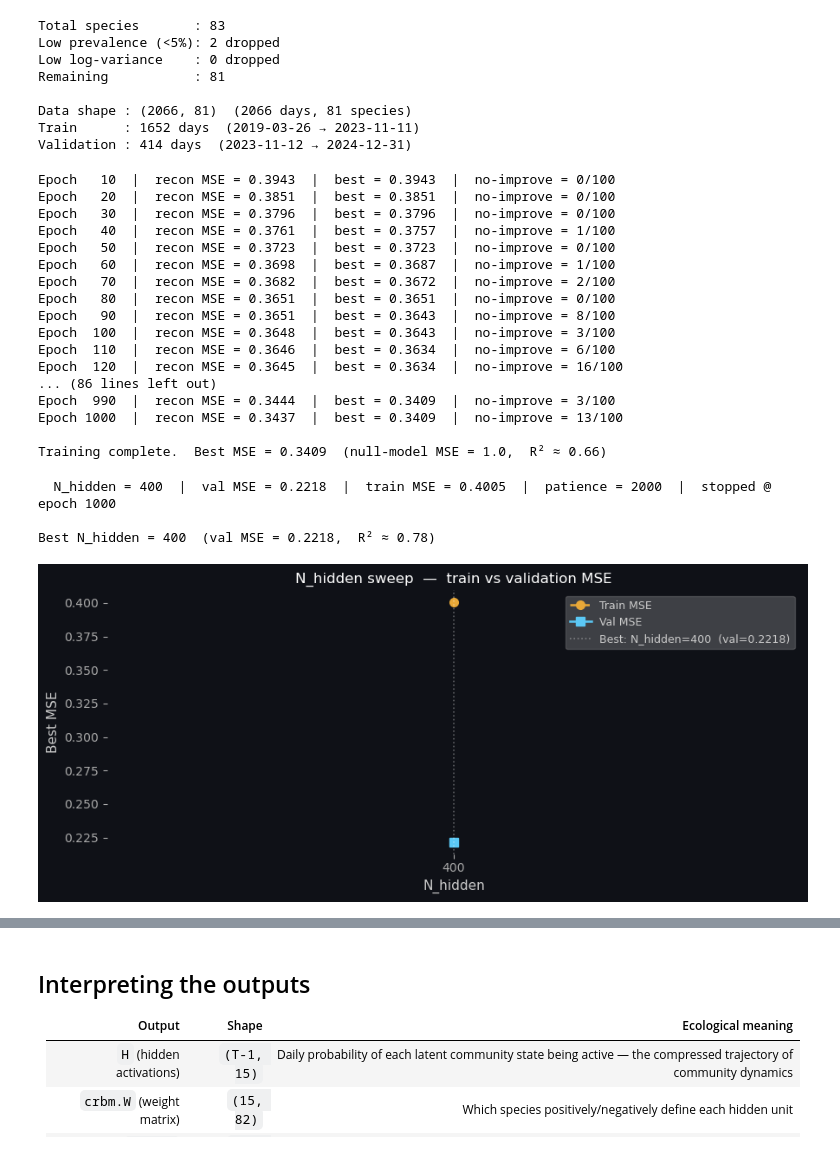
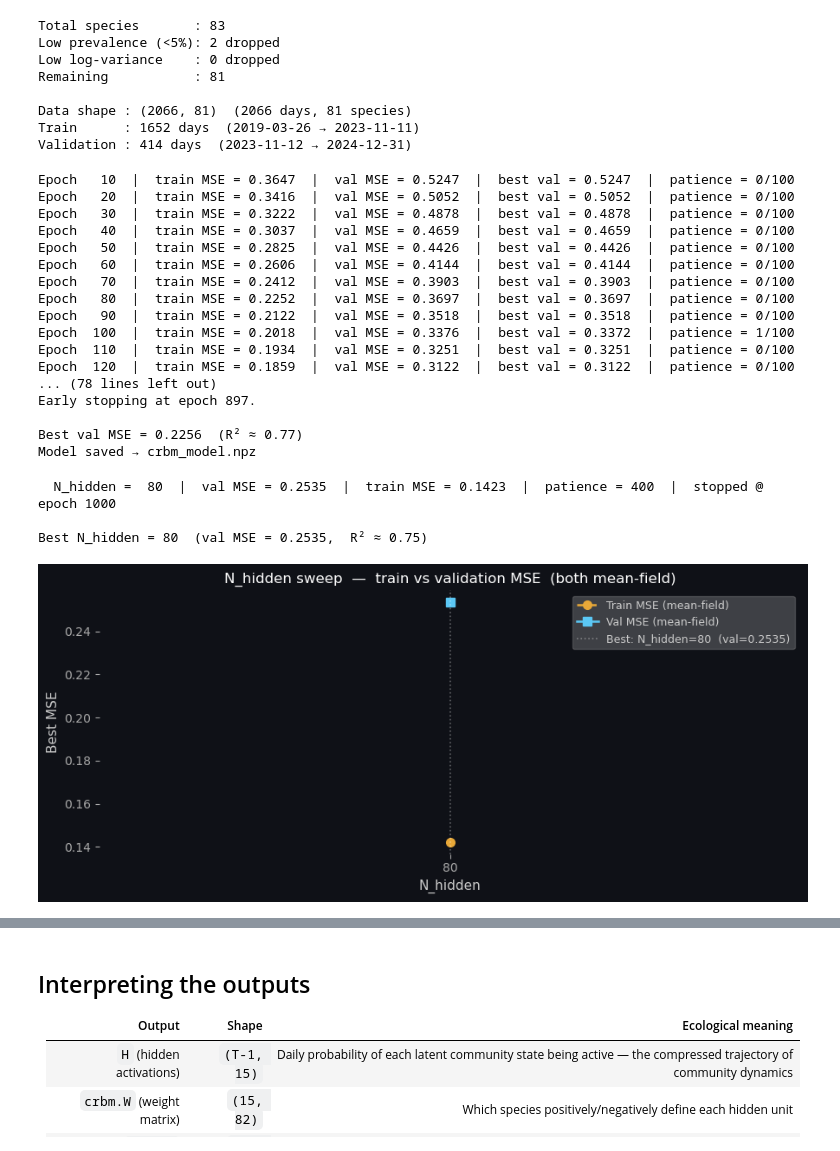
Before and after one commit to contingency01/RBM-Plankton-Densities, a Jupyter notebook: temporal_rbm.ipynb, the cells around one changed output, grey strips where cells are left out. Cells and saved outputs as stored; diff of their text form; code cells hidden in the pictures.

Commit message:
Add adaptive RBM N_hidden sweep cell

```diff
--- a/temporal_rbm.ipynb
+++ b/temporal_rbm.ipynb
@@ -177,7 +177,7 @@ class ConditionalRBM:
         return V_rec
 # %%
 # ── Single-model training (train on X_train, early-stop on val MSE) ───────────
-N_HIDDEN   = 15
+N_HIDDEN   = 130
 N_EPOCHS   = 1000
 LR         = 5e-4
 PATIENCE   = 100
@@ -251,29 +251,38 @@ for epoch in range(N_EPOCHS):
 crbm = best_snap
 best_mse = best_val_mse
 print(f'\nBest val MSE = {best_val_mse:.4f}  (R² ≈ {1 - best_val_mse:.2f})')
+
+# ── Save model ────────────────────────────────────────────────────────────────
+np.savez('crbm_model.npz',
+         W=crbm.W, bh=crbm.bh, bv=crbm.bv, A=crbm.A, B=crbm.B,
+         mu=mu, sig=sig,
+         species=np.array(species),
+         val_mse=np.array(best_val_mse),
+         n_hidden=np.array(N_HIDDEN))
+print(f'Model saved → crbm_model.npz')
 # %% [output]
-Epoch   10  |  recon MSE = 0.3943  |  best = 0.3943  |  no-improve = 0/100
-Epoch   20  |  recon MSE = 0.3851  |  best = 0.3851  |  no-improve = 0/100
-Epoch   30  |  recon MSE = 0.3796  |  best = 0.3796  |  no-improve = 0/100
-Epoch   40  |  recon MSE = 0.3761  |  best = 0.3757  |  no-improve = 1/100
-Epoch   50  |  recon MSE = 0.3723  |  best = 0.3723  |  no-improve = 0/100
-Epoch   60  |  recon MSE = 0.3698  |  best = 0.3687  |  no-improve = 1/100
-Epoch   70  |  recon MSE = 0.3682  |  best = 0.3672  |  no-improve = 2/100
-Epoch   80  |  recon MSE = 0.3651  |  best = 0.3651  |  no-improve = 0/100
-Epoch   90  |  recon MSE = 0.3651  |  best = 0.3643  |  no-improve = 8/100
-Epoch  100  |  recon MSE = 0.3648  |  best = 0.3643  |  no-improve = 3/100
-Epoch  110  |  recon MSE = 0.3646  |  best = 0.3634  |  no-improve = 6/100
-Epoch  120  |  recon MSE = 0.3645  |  best = 0.3634  |  no-improve = 16/100
-... (86 lines left out)
-Epoch  990  |  recon MSE = 0.3444  |  best = 0.3409  |  no-improve = 3/100
-Epoch 1000  |  recon MSE = 0.3437  |  best = 0.3409  |  no-improve = 13/100
+Epoch   10  |  train MSE = 0.3647  |  val MSE = 0.5247  |  best val = 0.5247  |  patience = 0/100
+Epoch   20  |  train MSE = 0.3416  |  val MSE = 0.5052  |  best val = 0.5052  |  patience = 0/100
+Epoch   30  |  train MSE = 0.3222  |  val MSE = 0.4878  |  best val = 0.4878  |  patience = 0/100
+Epoch   40  |  train MSE = 0.3037  |  val MSE = 0.4659  |  best val = 0.4659  |  patience = 0/100
+Epoch   50  |  train MSE = 0.2825  |  val MSE = 0.4426  |  best val = 0.4426  |  patience = 0/100
+Epoch   60  |  train MSE = 0.2606  |  val MSE = 0.4144  |  best val = 0.4144  |  patience = 0/100
+Epoch   70  |  train MSE = 0.2412  |  val MSE = 0.3903  |  best val = 0.3903  |  patience = 0/100
+Epoch   80  |  train MSE = 0.2252  |  val MSE = 0.3697  |  best val = 0.3697  |  patience = 0/100
+Epoch   90  |  train MSE = 0.2122  |  val MSE = 0.3518  |  best val = 0.3518  |  patience = 0/100
+Epoch  100  |  train MSE = 0.2018  |  val MSE = 0.3376  |  best val = 0.3372  |  patience = 1/100
+Epoch  110  |  train MSE = 0.1934  |  val MSE = 0.3251  |  best val = 0.3251  |  patience = 0/100
+Epoch  120  |  train MSE = 0.1859  |  val MSE = 0.3122  |  best val = 0.3122  |  patience = 0/100
+... (78 lines left out)
+Early stopping at epoch 897.
 
-Training complete.  Best MSE = 0.3409  (null-model MSE = 1.0,  R² ≈ 0.66)
+Best val MSE = 0.2256  (R² ≈ 0.77)
+Model saved → crbm_model.npz
 # %%
 # ── N_HIDDEN sweep (val MSE for selection, patience scaled by model size) ──────
 import copy
 
-SWEEP_HIDDEN = [400]
+SWEEP_HIDDEN = [80]
 SWEEP_EPOCHS = 1000
 SWEEP_BATCH  = 32
 
@@ -345,36 +354,38 @@ for nh in SWEEP_HIDDEN:
 # ── Pick best by validation MSE ────────────────────────────────────────────────
 best_nh  = min(sweep_val_mse, key=sweep_val_mse.get)
 best_mse = sweep_val_mse[best_nh]
 crbm     = sweep_models[best_nh]
 N_HIDDEN = best_nh
 print(f'\nBest N_hidden = {best_nh}  (val MSE = {best_mse:.4f},  R² ≈ {1-best_mse:.2f})')
 
 # ── Plot train vs val MSE across sweep ────────────────────────────────────────
 nh_vals = list(sweep_val_mse.keys())
 fig, ax = plt.subplots(figsize=(9, 4), facecolor='#0f1117')
 ax.set_facecolor('#0f1117')
 ax.plot(nh_vals, [sweep_train_mse[k] for k in nh_vals],
         'o--', color='#e8a838', linewidth=1.8, markersize=7, label='Train MSE (mean-field)')
 ax.plot(nh_vals, [sweep_val_mse[k]   for k in nh_vals],
         's-',  color='#5bc8f5', linewidth=1.8, markersize=7, label='Val MSE (mean-field)')
 ax.axvline(best_nh, color='#ffffff55', linestyle=':', linewidth=1.2,
            label=f'Best: N_hidden={best_nh}  (val={best_mse:.4f})')
 ax.set_xlabel('N_hidden', color='#cccccc', fontsize=11)
 ax.set_ylabel('Best MSE', color='#cccccc', fontsize=11)
 ax.set_title('N_hidden sweep  —  train vs validation MSE  (both mean-field)', color='white', fontsize=12)
 ax.tick_params(colors='#aaaaaa'); ax.set_xticks(nh_vals)
 ax.legend(fontsize=9, framealpha=0.2, labelcolor='#cccccc')
 [s.set_visible(False) for s in ax.spines.values()]
 plt.tight_layout()
 plt.savefig('crbm_sweep.png', dpi=150, bbox_inches='tight', facecolor=fig.get_facecolor())
 plt.show()
 #val MSE = 0.2227 200
 #val MSE = 0.2233 150
+#val MSE = 0.2257 130
+#val MSE = 0.2380 100
 # %% [output]
-  N_hidden = 400  |  val MSE = 0.2218  |  train MSE = 0.4005  |  patience = 2000  |  stopped @ epoch 1000
+  N_hidden =  80  |  val MSE = 0.2535  |  train MSE = 0.1423  |  patience = 400  |  stopped @ epoch 1000
 
-Best N_hidden = 400  (val MSE = 0.2218,  R² ≈ 0.78)
+Best N_hidden = 80  (val MSE = 0.2535,  R² ≈ 0.75)
-[figure, old version]
+[figure, new version]
 # %%
 # ── Encode sequence + reconstruct ─────────────────────────────────────────────
 H     = crbm.encode(X)       # (T-1, N_HIDDEN)  — latent community trajectory
```
Also changed, not shown: parts of 7 cells of this notebook, 2 other files.
